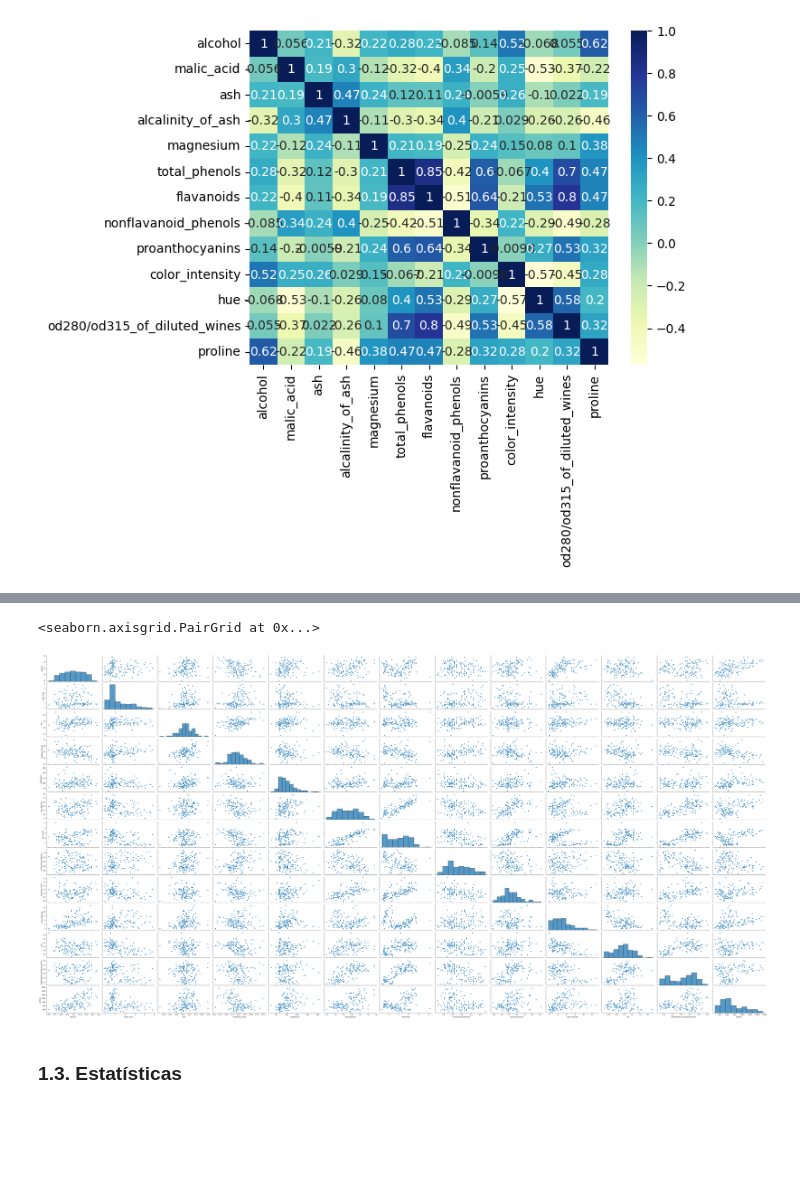
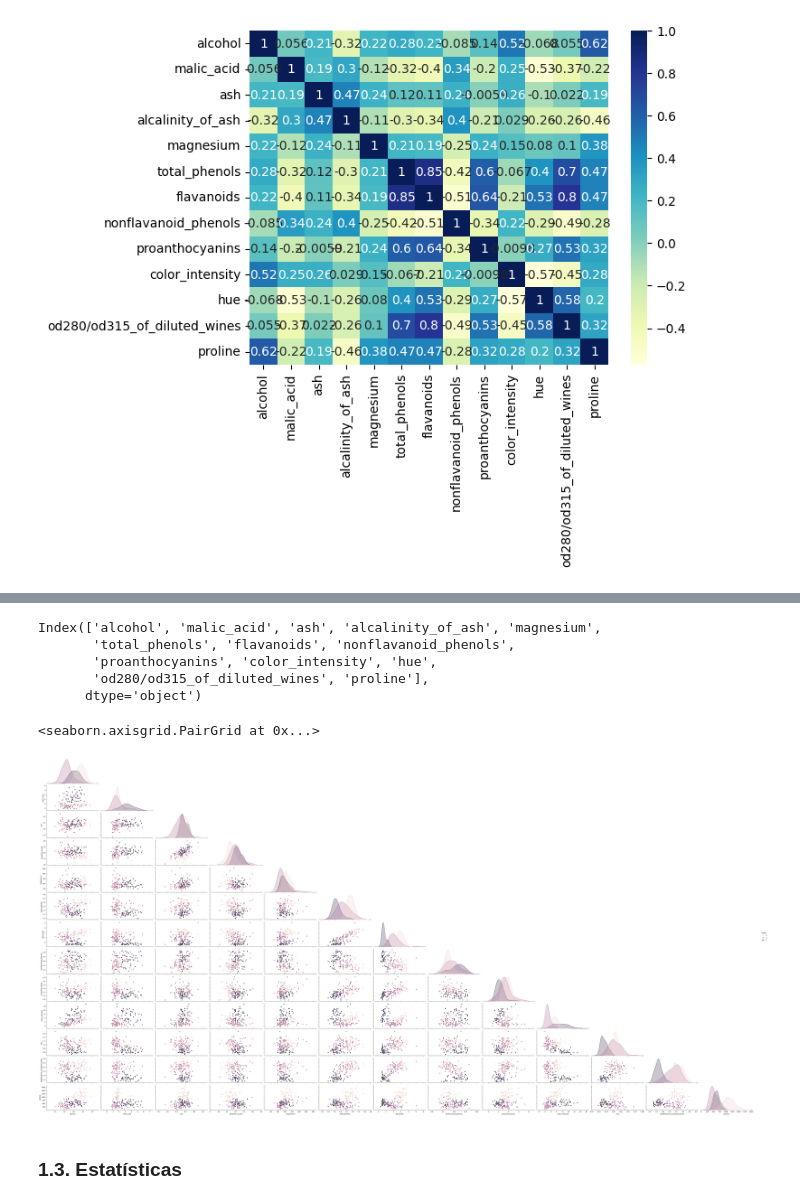
Before and after one commit to evandrocf4/ifsp, a Jupyter notebook: projeto_interdisciplinar_1/projeto/projeto_interdisciplinar_1 - Evandro.ipynb, the cells around one changed output, grey strips where cells are left out. Drawn from its saved outputs; the diff is of its cells as text; code cells hidden in the pictures; blank space fills up the shorter version.

```diff
--- a/projeto_interdisciplinar_1/projeto/projeto_interdisciplinar_1 - Evandro.ipynb
+++ b/projeto_interdisciplinar_1/projeto/projeto_interdisciplinar_1 - Evandro.ipynb
@@ -26,10 +26,11 @@ wine = load_wine(as_frame=True)
 
 # Converter o objeto Bunch em um DataFrame do Pandas
 df = wine.data
+df_target = wine.target
+df_completo = pd.concat([wine.data, wine.target], axis=1)
 
 # Salvar o DataFrame como um arquivo CSV
 df.to_csv('datasets/wine_dataset.csv', index=False)
-df = pd.read_csv('datasets/wine_dataset.csv')
 
 df.info()
 # %% [output]
@@ -118,8 +102,19 @@ train_data.corr()
+# %%
+correlation_matrix = train_data.corr()
+
+train_data.columns
+# %% [output]
+Index(['alcohol', 'malic_acid', 'ash', 'alcalinity_of_ash', 'magnesium',
+       'total_phenols', 'flavanoids', 'nonflavanoid_phenols',
+       'proanthocyanins', 'color_intensity', 'hue',
+       'od280/od315_of_diluted_wines', 'proline'],
+      dtype='object')
 # %%
-sns.pairplot(train_data, aspect=2)
+sns.pairplot(df_completo, aspect=2,hue="target",corner=True)
+#df_completo
 # %% [output]
 <seaborn.axisgrid.PairGrid at 0x...>
-[figure, old version]
+[figure, new version]
 # %% [markdown]
 ### 1.3. Estatísticas
 # %%
```
Also changed, not shown: parts of 5 cells of this notebook, 2 other files.
